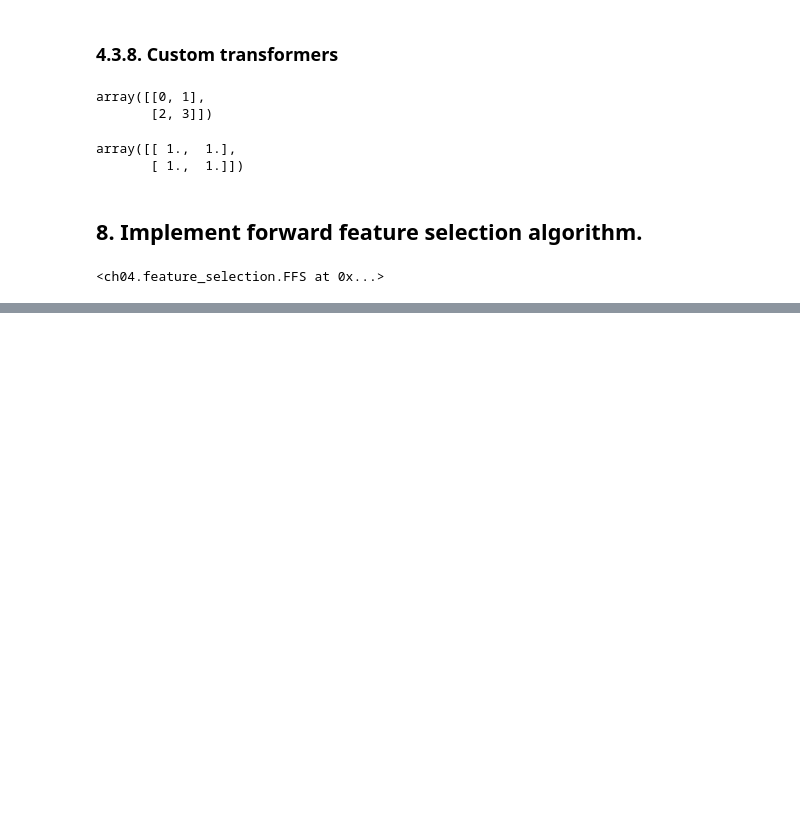
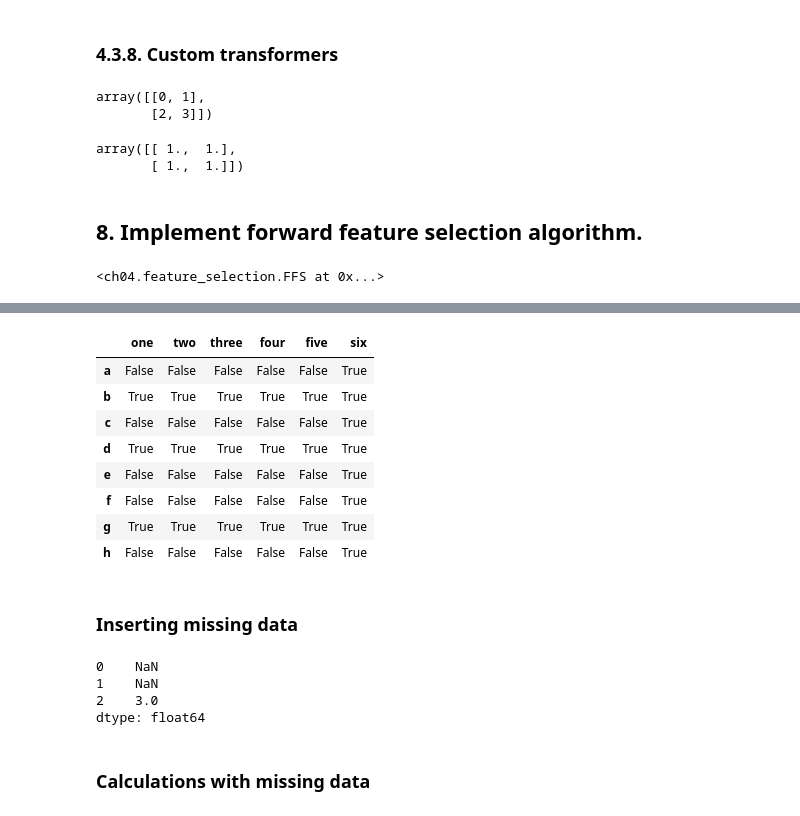
Before and after one commit to azenor-github/python-machine-learning-book, a Jupyter notebook: ch04/exercises.ipynb, the cells around one changed output, grey strips where cells are left out. Drawn from its saved outputs; the diff is of its cells as text; code cells hidden in the pictures; blank space fills up the shorter version.

```diff
--- a/ch04/exercises.ipynb
+++ b/ch04/exercises.ipynb
@@ -786,0 +945,26 @@ scores.plot(grid=True)
+# %%
+df2.isna()
+# %% [output]
+|  | one | two | three | four | five | six |
+| a | False | False | False | False | False | True |
+| b | True | True | True | True | True | True |
+| c | False | False | False | False | False | True |
+| d | True | True | True | True | True | True |
+| e | False | False | False | False | False | True |
+| f | False | False | False | False | False | True |
+| g | True | True | True | True | True | True |
+| h | False | False | False | False | False | True |
+# %% [markdown]
+### Inserting missing data
+# %%
+s = pd.Series([1, 2, 3])
+s.loc[0] = np.nan
+s.loc[1] = None
+s
+# %% [output]
+0    NaN
+1    NaN
+2    3.0
+dtype: float64
+# %% [markdown]
+### Calculations with missing data
```
Also changed, not shown: parts of 71 cells of this notebook, 3 other files.
